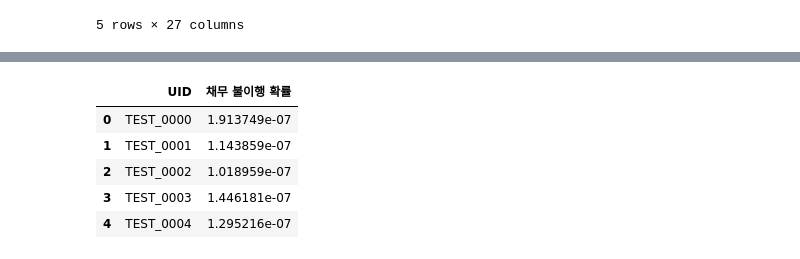
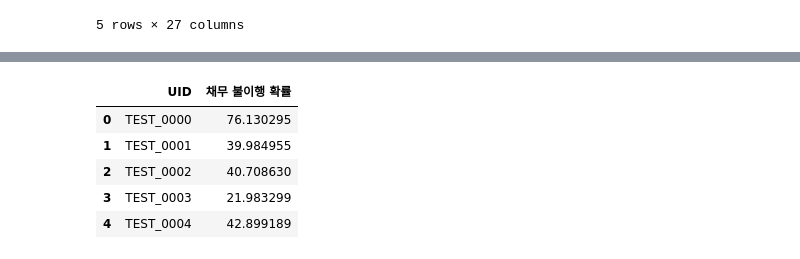
Before and after one commit to yunjun0914/dacon, a Jupyter notebook: 채무불이행 여부/채무불이행_boxcox변환.ipynb, the cells around one changed output, grey strips where cells are left out. Cells and saved outputs as stored; diff of their text form; code cells hidden in the pictures.

```diff
--- a/채무불이행 여부/채무불이행_boxcox변환.ipynb
+++ b/채무불이행 여부/채무불이행_boxcox변환.ipynb
@@ -110,8 +155,9 @@ dtypes: float64(9), int64(16)
 memory usage: 1.9 MB
 # %%
 from scipy.stats import boxcox
+from scipy.special import boxcox1p
 
-cols = ["최대 신용한도", "현재 대출 잔액", "현재 미상환 신용액", "연간 소득", "월 상환 부채액"]
+cols = ["최대 신용한도", "연간 소득", "월 상환 부채액", "현재 대출 잔액", "현재 미상환 신용액", "근속연수vs거래연수", "신용한도vs대출잔액", "신용 점수"]
 for c in cols:
     train[c] = train[c].where((train[c] > 0), np.nan)
     test[c] = test[c].where((test[c] > 0), np.nan)
@@ -119,7 +165,7 @@ for c in cols:
     test[c] = test[c].fillna(test[c].median())
 
     train[c], l = boxcox(train[c])
-    test[c], l2 = boxcox(test[c])
+    test[c]= boxcox(test[c], lmbda = l)
 print(train[cols].info())
 # %% [output]
 <class 'pandas.core.frame.DataFrame'>
@@ -160,11 +194,0 @@ train[cols].hist(figsize = (12,8), bins = 50);
-# %%
-from scipy.stats import boxcox_normmax
-box_cols = ["신용한도vs대출잔액", "신용 점수"]
-for c in box_cols:
-    train[c] = train[c].where((train[c] > 0), np.nan)
-    test[c] = test[c].where((test[c] > 0), np.nan)
-    train[c] = train[c].fillna(train[c].median())
-    test[c] = test[c].fillna(test[c].median())
-
-    train[c] = np.log1p(train[c])
-    test[c] = np.log1p(test[c])
@@ -235,6 +266,6 @@ print(test_scaled)
 # %%
 smote = SMOTE(random_state= 42)
-X_resampled, y_resampled = smote.fit_resample(train, target)
+X_resampled, y_resampled = smote.fit_resample(X_scaled, target)
 # %%
 all_history = []
 kf = KFold(n_splits = 5, shuffle= True, random_state= 42)
@@ -249,9 +280,9 @@ for train_index, valid_index in kf.split(X_resampled):
 
     model = tf.keras.Sequential([
         tf.keras.layers.Dense(128, activation= "relu", input_shape = (X_train_fold.shape[1],)),
-        tf.keras.layers.Dropout(0.3),
+        tf.keras.layers.Dropout(0.25),
         tf.keras.layers.Dense(64, activation = "relu"),
-        tf.keras.layers.Dropout(0.3),
+        tf.keras.layers.Dropout(0.25),
         tf.keras.layers.Dense(32, activation= "relu"),
         tf.keras.layers.Dense(1, activation= "sigmoid")
     ])
@@ -274,7 +305,7 @@ for train_index, valid_index in kf.split(X_resampled):
         validation_data = (X_valid_fold, y_valid_fold),
         epochs = 100,
         callbacks = earlystop,
-        verbose = 0
+        verbose = 1
     )
     all_history.append(history.history)
     y_valid_pred = model.predict(X_valid_fold).ravel()
@@ -286,7 +317,7 @@ for train_index, valid_index in kf.split(X_resampled):
 print(f"교차 검증 ROC-AUC 평균점수 {np.mean(roc_auc_scores):.4f}")
 
 for i, history in enumerate(all_history):
-    epochs = range(1, len(history["val_loss"]) + 1)
+    epochs = range(1, len(history["loss"]) + 1)
     plt.figure(figsize = (12,4))
     plt.subplot(1,2,1)
     plt.plot(epochs, history["accuracy"], label = "Train Accuracy")
@@ -317,9 +374,8 @@ Fold 4 시작!
 # %%
-from scipy.special import inv_boxcox
-pred = model.predict(test).ravel()
-pred_org = inv_boxcox(pred, l2)
+pred = model.predict(test_scaled).ravel()
 
-submission = pd.DataFrame({"UID": uid, "채무 불이행 확률": pred})
-submission.to_csv("C:/Users/yunju/OneDrive/바탕 화면/submissions/채무불이행 예측/submission7.csv", index = False)
+
+submission = pd.DataFrame({"UID": uid, "채무 불이행 확률": pred * 100 })
+submission.to_csv("C:/Users/yunju/OneDrive/바탕 화면/submissions/채무불이행 예측/submission8.csv", index = False)
 submission.head()
 # %% [output]
@@ -327,6 +383,6 @@ submission.head()
 |  | UID | 채무 불이행 확률 |
-| 0 | TEST_0000 | 1.913749e-07 |
-| 1 | TEST_0001 | 1.143859e-07 |
-| 2 | TEST_0002 | 1.018959e-07 |
-| 3 | TEST_0003 | 1.446181e-07 |
-| 4 | TEST_0004 | 1.295216e-07 |
+| 0 | TEST_0000 | 76.130295 |
+| 1 | TEST_0001 | 39.984955 |
+| 2 | TEST_0002 | 40.708630 |
+| 3 | TEST_0003 | 21.983299 |
+| 4 | TEST_0004 | 42.899189 |
```
Also changed, not shown: parts of 17 cells of this notebook, 2 other files.
